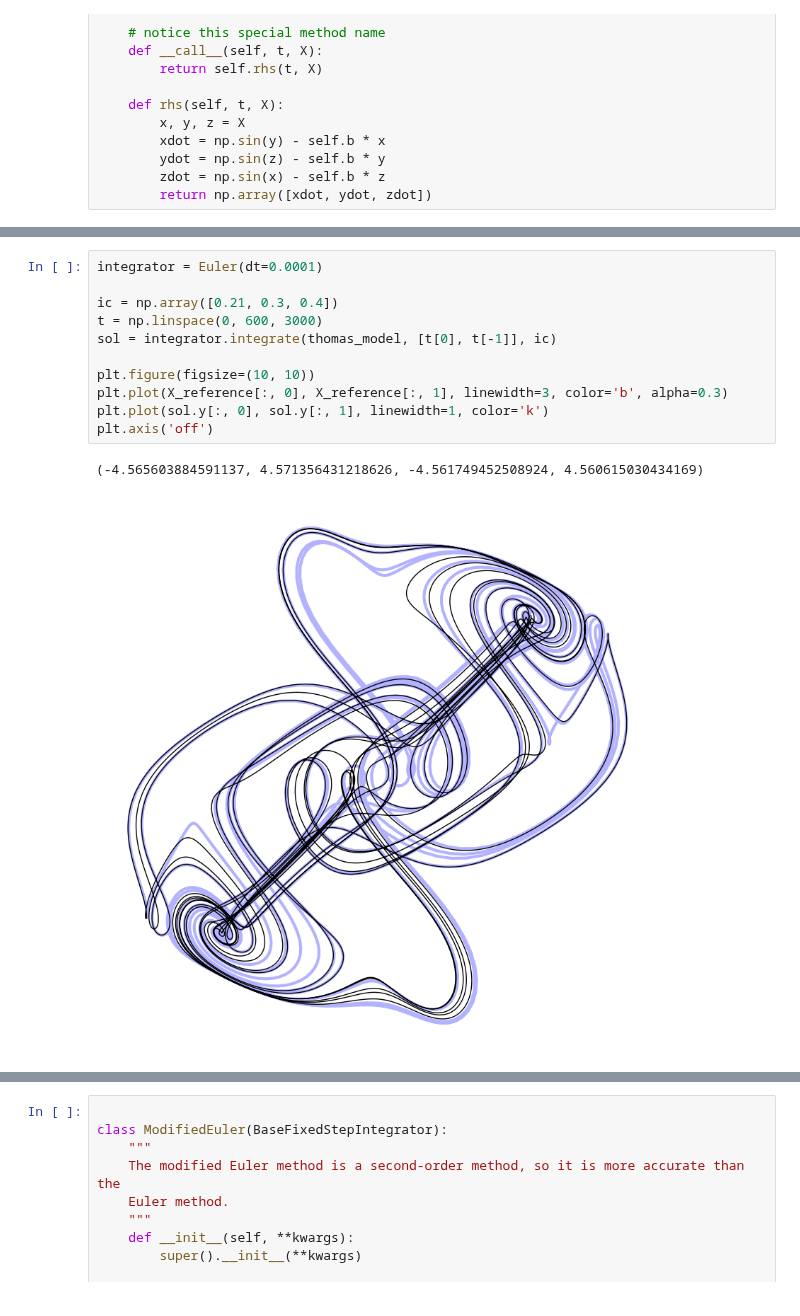
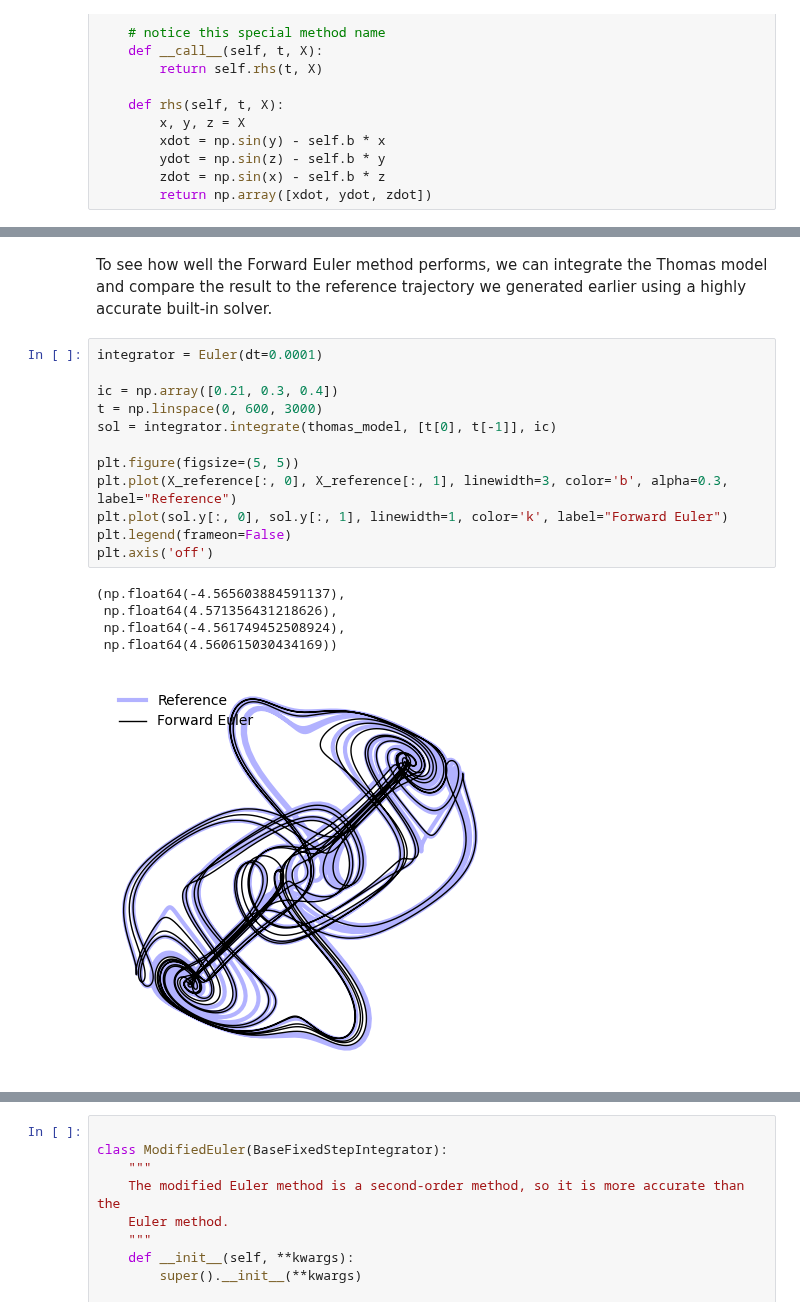
Before and after one commit to williamgilpin/cphy, a Jupyter notebook: talks/lorenz_odeint.ipynb, the cells around one changed output, grey strips where cells are left out. Cells and saved outputs as stored; diff of their text form.

```diff
--- a/talks/lorenz_odeint.ipynb
+++ b/talks/lorenz_odeint.ipynb
@@ -258,18 +205,24 @@ class Euler(BaseFixedStepIntegrator):
 
     def update(self, f, t, y):
         return y + self.dt * f(t, y)
+# %% [markdown]
+To see how well the Forward Euler method performs, we can integrate the Thomas model and compare the result to the reference trajectory we generated earlier using a highly accurate built-in solver.
 # %%
 integrator = Euler(dt=0.0001)
 
 ic = np.array([0.21, 0.3, 0.4])
 t = np.linspace(0, 600, 3000)
 sol = integrator.integrate(thomas_model, [t[0], t[-1]], ic)
 
-plt.figure(figsize=(10, 10))
-plt.plot(X_reference[:, 0], X_reference[:, 1], linewidth=3, color='b', alpha=0.3)
-plt.plot(sol.y[:, 0], sol.y[:, 1], linewidth=1, color='k')
+plt.figure(figsize=(5, 5))
+plt.plot(X_reference[:, 0], X_reference[:, 1], linewidth=3, color='b', alpha=0.3, label="Reference")
+plt.plot(sol.y[:, 0], sol.y[:, 1], linewidth=1, color='k', label="Forward Euler")
+plt.legend(frameon=False)
 plt.axis('off')
 # %% [output]
-(-4.565603884591137, 4.571356431218626, -4.561749452508924, 4.560615030434169)
+(np.float64(-4.565603884591137),
+ np.float64(4.571356431218626),
+ np.float64(-4.561749452508924),
+ np.float64(4.560615030434169))
-[figure, old version]
+[figure, new version]
 # %% [markdown]
```
Also changed, not shown: parts of 39 cells of this notebook.
